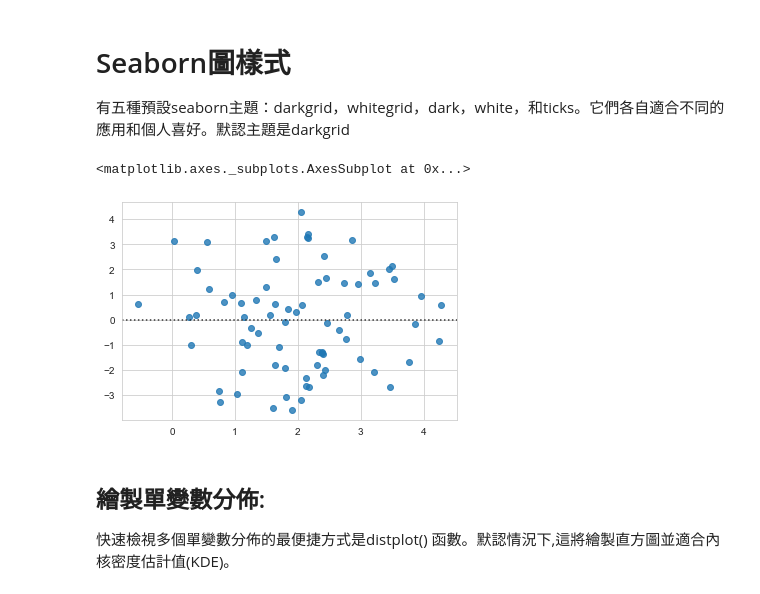
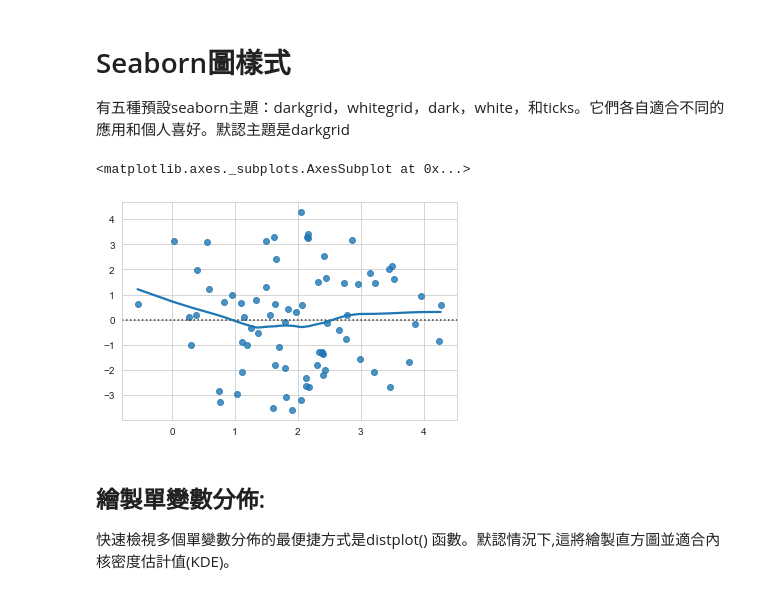
Before and after one commit to toastooh/python_cupoy_homework, a Jupyter notebook: Data_Visualization_Day_3_作業.ipynb, the cells around one changed output. Cells and saved outputs as stored; diff of their text form; code cells hidden in the pictures.

```diff
--- a/Data_Visualization_Day_3_作業.ipynb
+++ b/Data_Visualization_Day_3_作業.ipynb
@@ -10,25 +10,25 @@
 # %%
 import numpy as np
 import seaborn as sns
 
 #設定圖形樣式 - whitegrid
 # use sns.set
 sns.set_style("whitegrid")
 
 # 利用 NUMPY 去建立資料集
 
 # np.random.RandomState 設定數學式
 rs=np.random.RandomState(0)
 x = rs.normal(2, 1, 75)
 y = 2 + 1.5 * x + rs.normal(0, 2, 75)
 
 
 # 畫圖
 # sns.residplot
-sns.residplot(x=x,y=y)
+sns.residplot(x=x,y=y,lowess=True)
 # %% [output]
 <matplotlib.axes._subplots.AxesSubplot at 0x...>
-[figure, old version]
+[figure, new version]
 # %% [markdown]
 ## 繪製單變數分佈:
 快速檢視多個單變數分佈的最便捷方式是distplot() 函數。默認情況下,這將繪製直方圖並適合內核密度估計值(KDE)。
```
